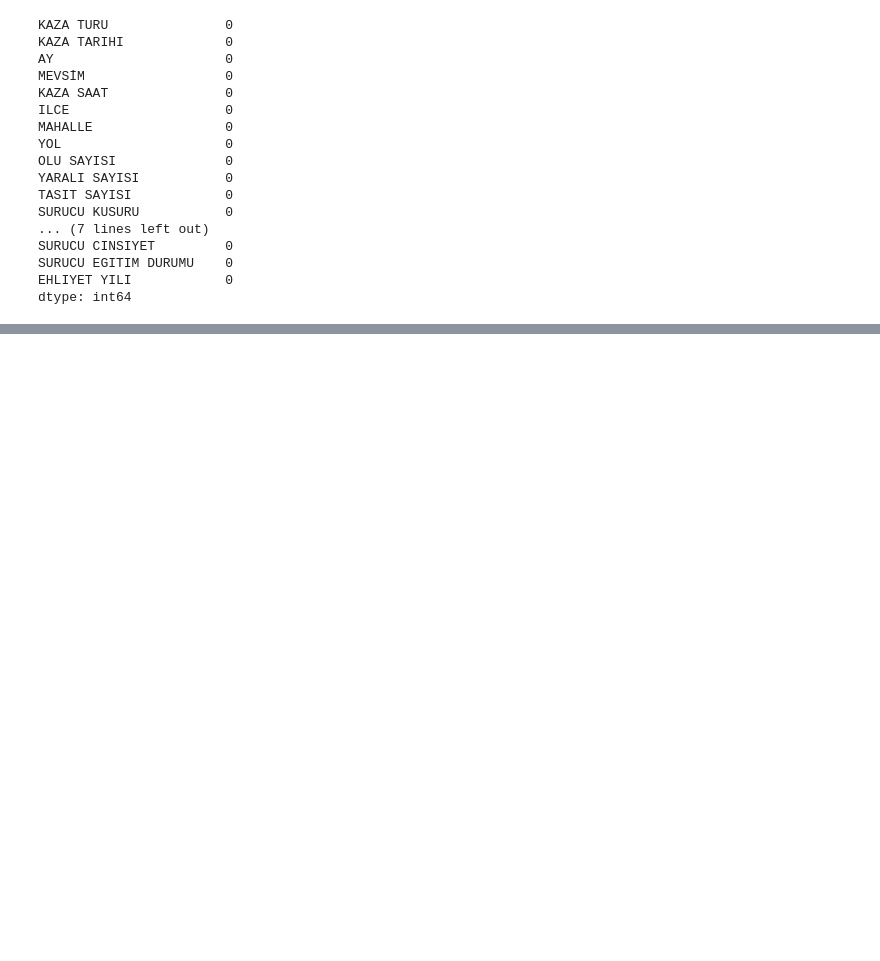
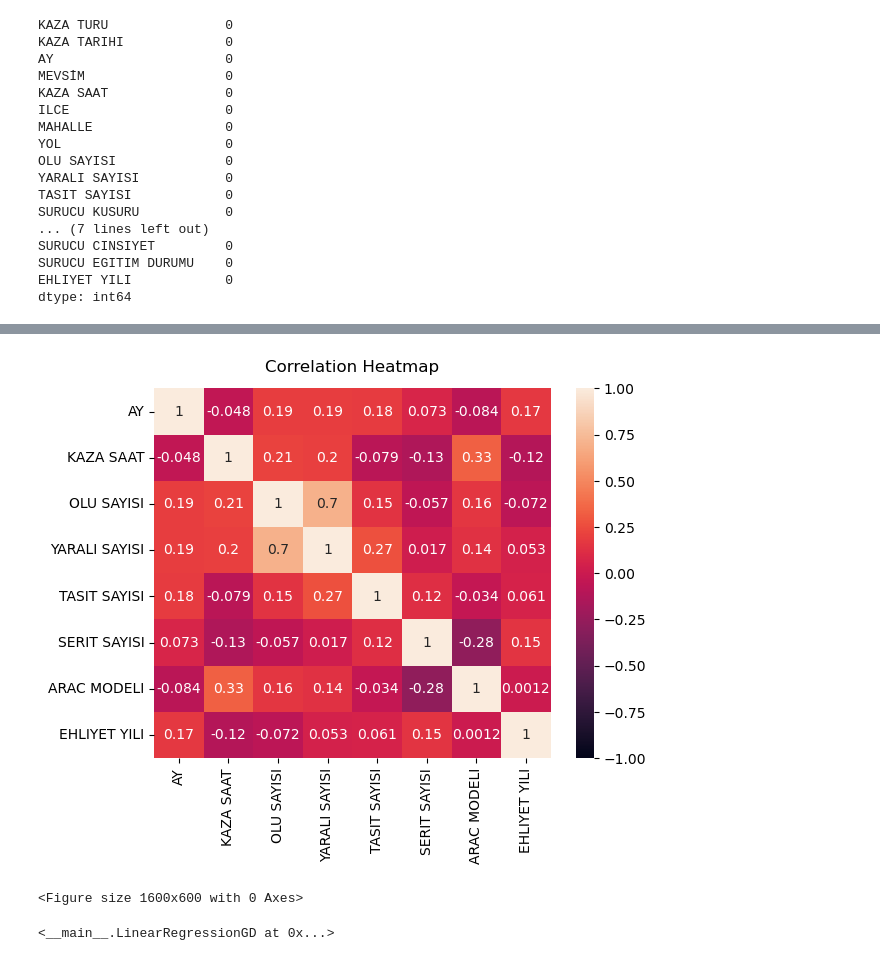
Before and after one commit to koraydincc/Data_Science_Example, a Jupyter notebook: VerİAnalizi.ipynb, the cells around one changed output, grey strips where cells are left out. Drawn from its saved outputs; the diff is of its cells as text; code cells hidden in the pictures; blank space fills up the shorter version.

```diff
--- a/VerİAnalizi.ipynb
+++ b/VerİAnalizi.ipynb
@@ -66,0 +78,8 @@ SyntaxError: invalid syntax (3258438563.py, line 7)
+# %%
+import seaborn as sns
+heatmap = sns.heatmap(df.corr(), vmin=-1, vmax=1, annot=True)
+plt.figure(figsize=(16, 6))
+heatmap.set_title('Correlation Heatmap', fontdict={'fontsize':12}, pad=12);
+# %% [output]
+[figure, added]
+<Figure size 1600x600 with 0 Axes>
@@ -66,0 +109,13 @@ SyntaxError: invalid syntax (3258438563.py, line 7)
+# %%
+X = df[['OLU SAYISI']].values
+y = df['EHLIYET YILI'].values
+import numpy as np
+from sklearn.preprocessing import StandardScaler
+sc_x = StandardScaler()
+sc_y = StandardScaler()
+X_std = sc_x.fit_transform(X)
+y_std = sc_y.fit_transform(y[:, np.newaxis]).flatten()
+lr = LinearRegressionGD(eta=0.1)
+lr.fit(X_std, y_std)
+# %% [output]
+<__main__.LinearRegressionGD at 0x...>
```
Also changed, not shown: parts of 6 cells of this notebook.
